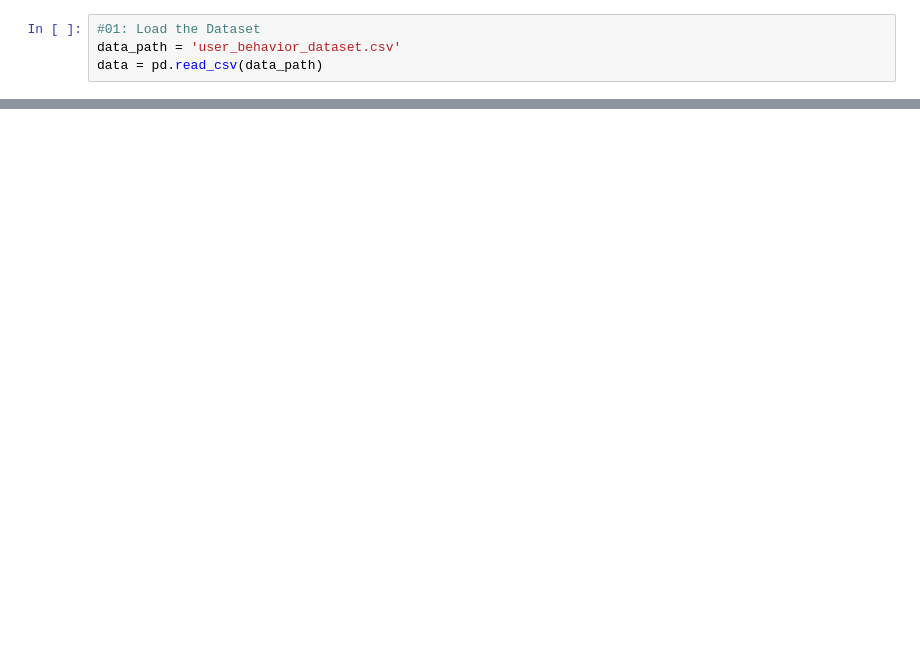
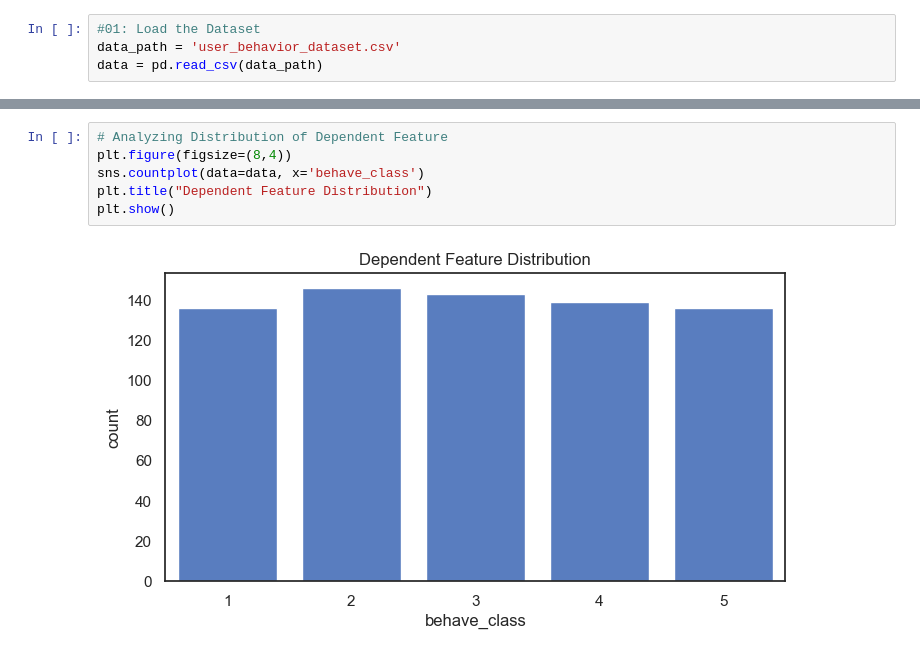
Before and after one commit to neuwelt/mobile-usage-vs-num-apps, a Jupyter notebook: final.ipynb, the cells around one changed output, grey strips where cells are left out. Cells and saved outputs as stored; diff of their text form; blank space fills up the shorter version.

```diff
--- a/final.ipynb
+++ b/final.ipynb
@@ -388,0 +148,8 @@ print("Based on RMSE and R^2 scores, the model with the best performance can be
+# %%
+# Analyzing Distribution of Dependent Feature
+plt.figure(figsize=(8,4))
+sns.countplot(data=data, x='behave_class')
+plt.title("Dependent Feature Distribution")
+plt.show()
+# %% [output]
+[figure, added]
```
Also changed, not shown: parts of 58 cells of this notebook.
